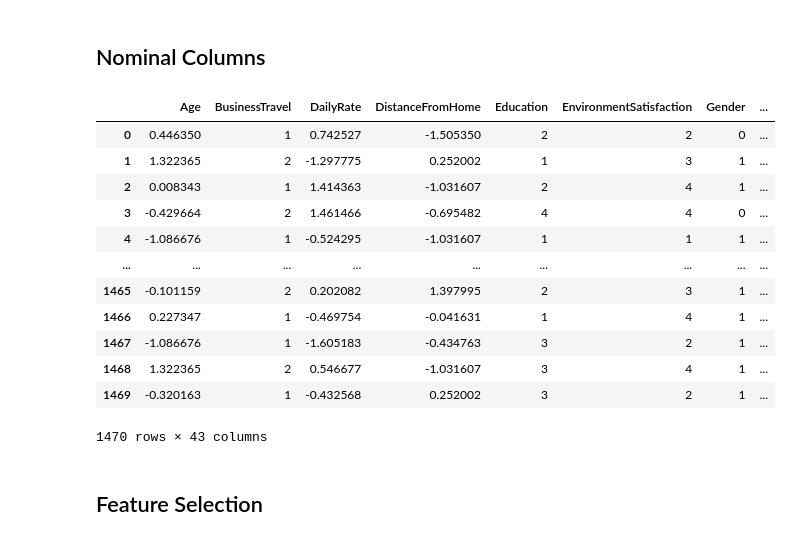
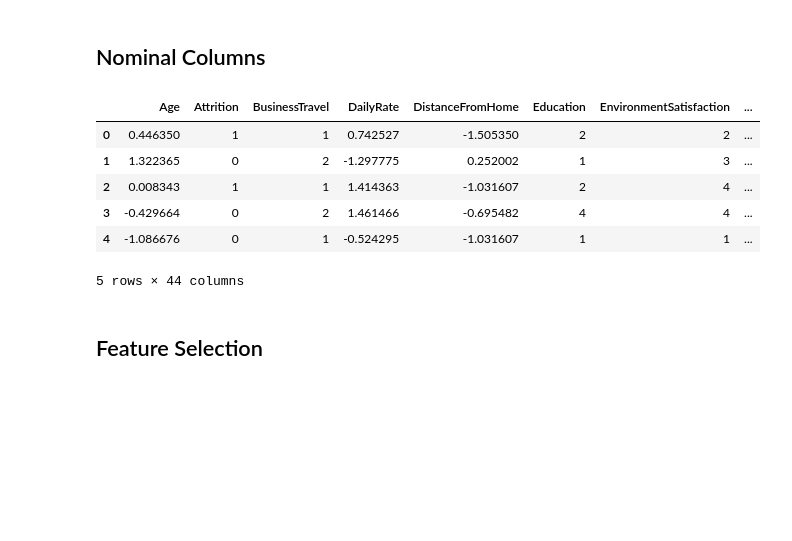
Before and after one commit to ZakariaElKazdam/Attrition-detection, a Jupyter notebook: EDA.ipynb, the cells around one changed output. Saved outputs shown, nothing was run; the diff lists cells and outputs as text; code cells hidden in the pictures; blank space fills up the shorter version.

```diff
--- a/attrition_detection.ipynb
+++ b/EDA.ipynb
@@ -656,9 +658,8 @@ ordinal_cols = ['BusinessTravel','Education','EnvironmentSatisfaction','JobInvol
                 'JobLevel','JobSatisfaction','PerformanceRating','RelationshipSatisfaction','StockOptionLevel','WorkLifeBalance']
 nominal_cols = ['Department','EducationField','Gender','JobRole','MaritalStatus','OverTime']
 
-target = data.Attrition.copy()
 
-unrelevant_cols = ['EmployeeCount','EmployeeNumber','Over18','StandardHours' , 'Attrition']
+unrelevant_cols = ['EmployeeCount','EmployeeNumber','Over18','StandardHours']
 
 data.shape
 # %% [output]
@@ -758,23 +759,19 @@ for col in nominal_cols:
     if data[col].nunique() <= 2:
         le = LabelEncoder()
         data[col] = le.fit_transform(data[col])
+        nominal_cols.remove(col)
 # %%
-data = pd.get_dummies(data ,drop_first=True,  dtype= int)
-data
+data = pd.get_dummies(data , columns= nominal_cols, drop_first=True,  dtype= int)
+data['Attrition'] = data['Attrition'].map({'Yes':1, 'No':0})
+data.head(5)
 # %% [output]
-|  | Age | BusinessTravel | DailyRate | DistanceFromHome | Education | EnvironmentSatisfaction | Gender | ... |
-| 0 | 0.446350 | 1 | 0.742527 | -1.505350 | 2 | 2 | 0 | ... |
-| 1 | 1.322365 | 2 | -1.297775 | 0.252002 | 1 | 3 | 1 | ... |
-| 2 | 0.008343 | 1 | 1.414363 | -1.031607 | 2 | 4 | 1 | ... |
-| 3 | -0.429664 | 2 | 1.461466 | -0.695482 | 4 | 4 | 0 | ... |
-| 4 | -1.086676 | 1 | -0.524295 | -1.031607 | 1 | 1 | 1 | ... |
-| ... | ... | ... | ... | ... | ... | ... | ... | ... |
-| 1465 | -0.101159 | 2 | 0.202082 | 1.397995 | 2 | 3 | 1 | ... |
-| 1466 | 0.227347 | 1 | -0.469754 | -0.041631 | 1 | 4 | 1 | ... |
-| 1467 | -1.086676 | 1 | -1.605183 | -0.434763 | 3 | 2 | 1 | ... |
-| 1468 | 1.322365 | 2 | 0.546677 | -1.031607 | 3 | 4 | 1 | ... |
-| 1469 | -0.320163 | 1 | -0.432568 | 0.252002 | 3 | 2 | 1 | ... |
+|  | Age | Attrition | BusinessTravel | DailyRate | DistanceFromHome | Education | EnvironmentSatisfaction | ... |
+| 0 | 0.446350 | 1 | 1 | 0.742527 | -1.505350 | 2 | 2 | ... |
+| 1 | 1.322365 | 0 | 2 | -1.297775 | 0.252002 | 1 | 3 | ... |
+| 2 | 0.008343 | 1 | 1 | 1.414363 | -1.031607 | 2 | 4 | ... |
+| 3 | -0.429664 | 0 | 2 | 1.461466 | -0.695482 | 4 | 4 | ... |
+| 4 | -1.086676 | 0 | 1 | -0.524295 | -1.031607 | 1 | 1 | ... |
-1470 rows × 43 columns
+5 rows × 44 columns
 # %% [markdown]
 ## Feature Selection
 # %%
```
Also changed, not shown: parts of 8 cells of this notebook, 2 other files.
